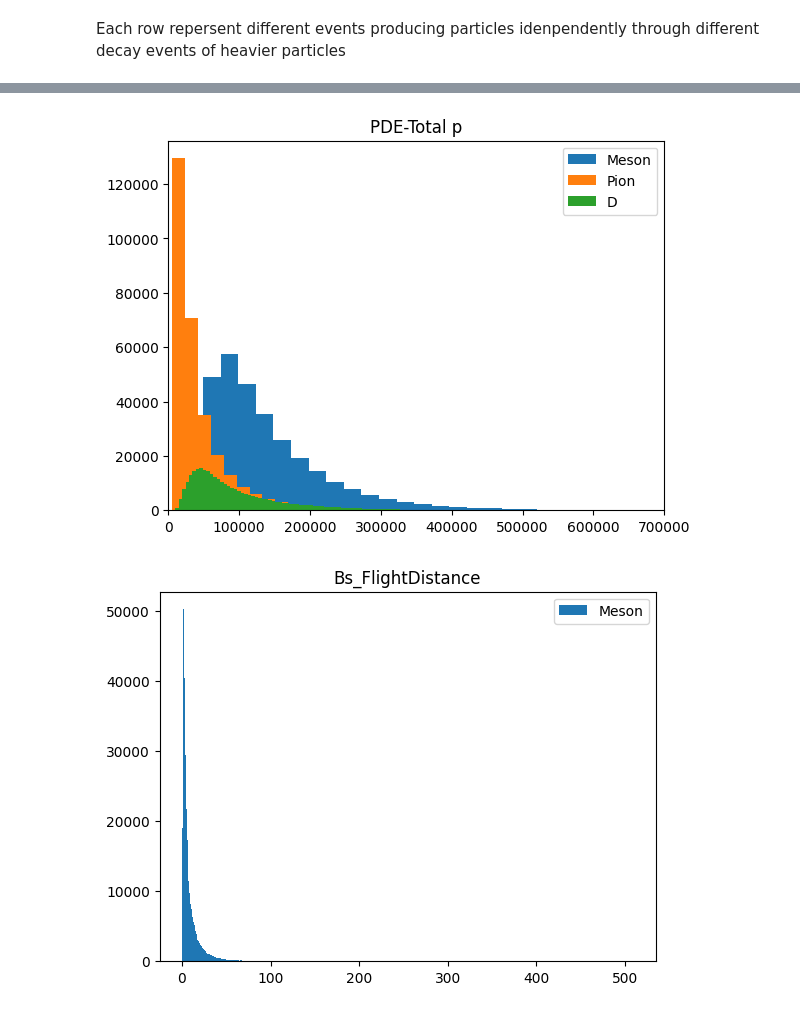
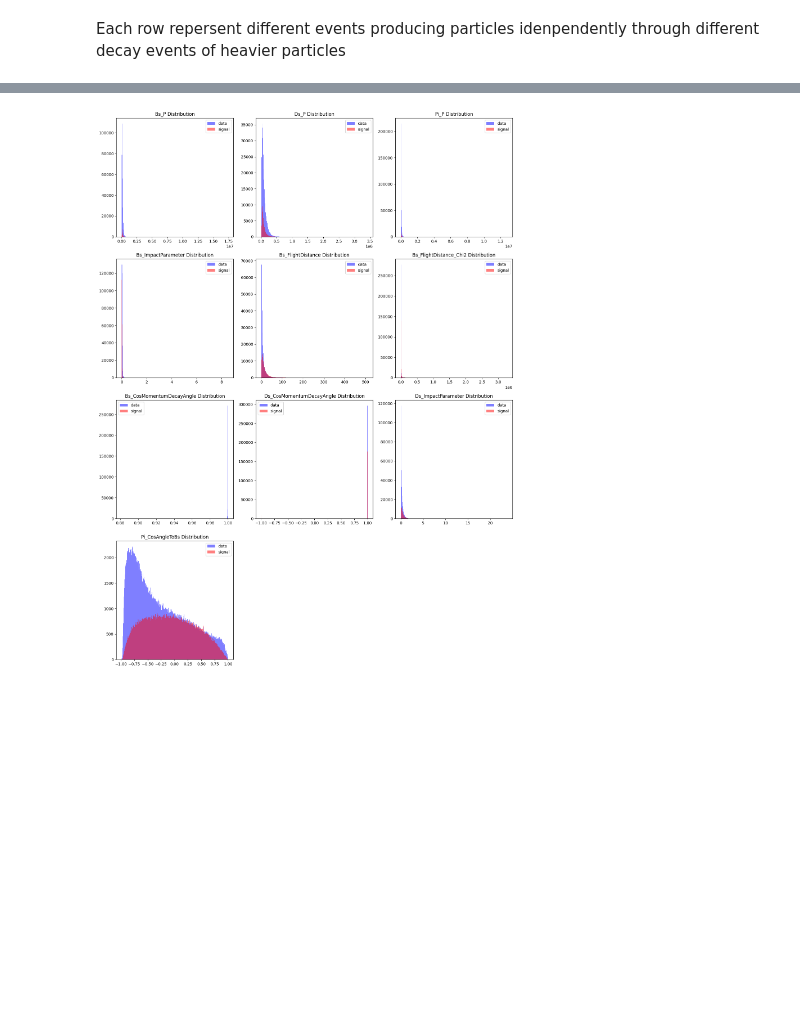
Before and after one commit to AlikMon88/Event-Classification-Boson-Decay, a Jupyter notebook: section_b.ipynb, the cells around one changed output, grey strips where cells are left out. Cells and saved outputs as stored; diff of their text form; code cells hidden in the pictures; blank space fills up the shorter version.

```diff
--- a/section_b.ipynb
+++ b/section_b.ipynb
@@ -193,25 +238,35 @@ None
-# %%
-plt.hist(data_df['Bs_P'], bins=700, label = 'Meson')
-plt.hist(data_df['Pi_P'], bins=700, label = 'Pion')
-plt.hist(data_df['Ds_P'], bins=700, label = 'D')
-
-plt.title(f'PDE-Total p')
-
-plt.legend()
-plt.xlim(0, 0.07e7)
-plt.show()
-
-
-plt.hist(data_df['Bs_FlightDistance'], bins=500, label = 'Meson')
-
-plt.title(f'Bs_FlightDistance')
-
-plt.legend()
-# plt.xlim(0, 0.07e7)
-plt.show()
-# %% [output]
-[figure, removed]
-[figure, removed]
+# %%
+plots_variables = [
+    "Bs_P", "Ds_P", "Pi_P", "Bs_ImpactParameter",
+    "Bs_FlightDistance", "Bs_FlightDistance_Chi2", "Bs_CosMomentumDecayAngle",
+    "Ds_CosMomentumDecayAngle", "Ds_ImpactParameter", "Pi_CosAngleToBs"
+]
+
+# Define number of rows and columns for subplots
+ncols = 3
+nrows = 4  # Adjust to have 4 rows for 10 plots
+
+fig, axs = plt.subplots(nrows, ncols, figsize=(15, 5 * nrows))  # Adjust size based on rows
+axs = axs.flatten()  # Flatten in case of multiple rows
+
+for i, var in enumerate(plots_variables):
+    if var in data_df.columns and var in signal_df.columns:
+        axs[i].hist(data_df[var], bins=300, alpha=0.5, label="data", color="blue")
+        axs[i].hist(signal_df[var], bins=300, alpha=0.5, label="signal", color="red")
+        axs[i].set_title(f"{var} Distribution")
+        axs[i].legend()
+    else:
+        print(var)
+        axs[i].set_visible(False)  # Hide unused subplots if the number of variables is not a multiple of 3
+
+# Hide any extra subplots (in case of a 12-plot grid)
+for j in range(len(plots_variables), len(axs)):
+    axs[j].set_visible(False)
+
+plt.tight_layout()
+plt.show()
+# %% [output]
+[figure, added]
 # %%
 # Print information about the datasets
 print(f"Signal samples: {len(signal_df)}")
```
Also changed, not shown: parts of 20 cells of this notebook, 30 other files.
